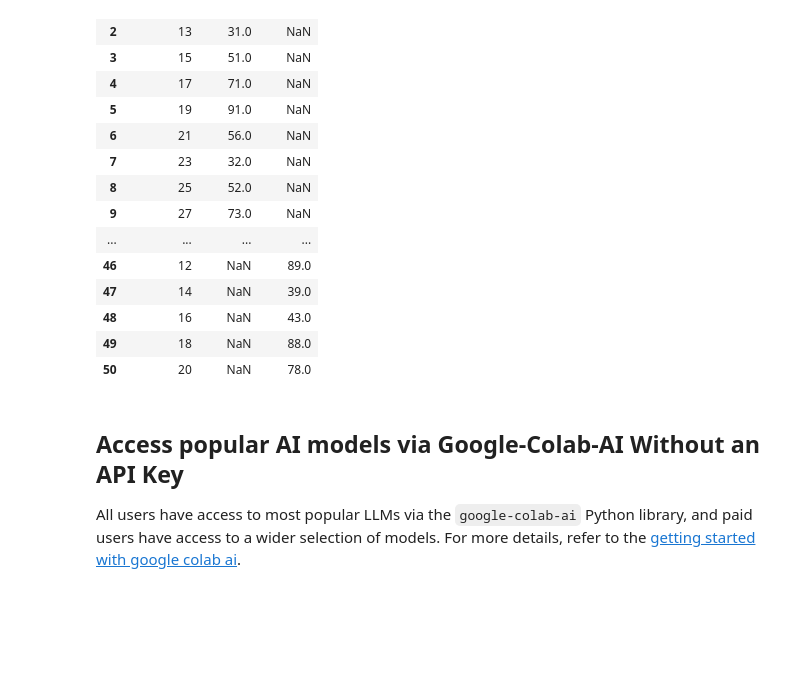
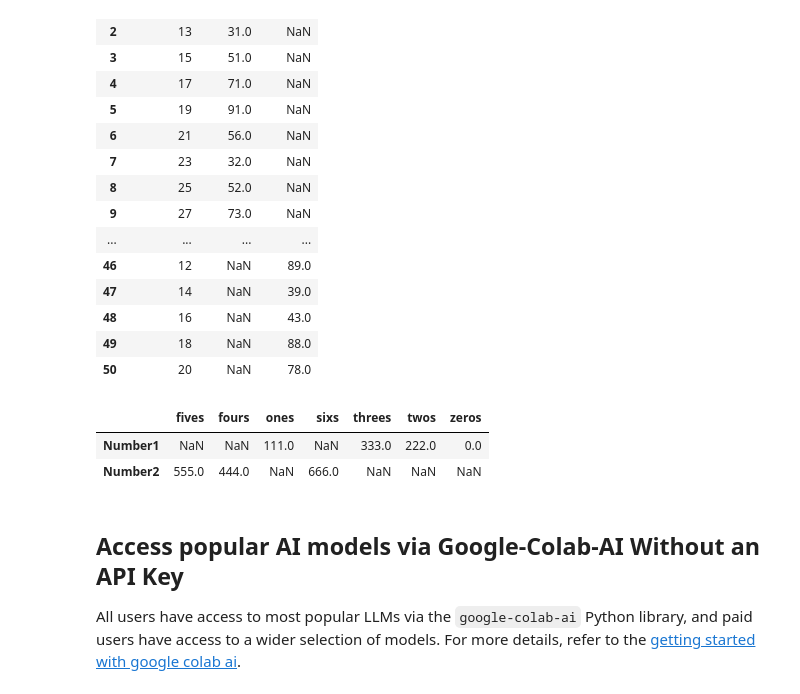
Before and after one commit to Siddanth-tech/Eda-25BAI0031, a Jupyter notebook: merge.ipynb, the cells around one changed output. Drawn from its saved outputs; the diff is of its cells as text; code cells hidden in the pictures; blank space fills up the shorter version.

```diff
--- a/merge.ipynb
+++ b/merge.ipynb
@@ -49,6 +49,26 @@ df
 | 48 | 16 | NaN | 43.0 |
 | 49 | 18 | NaN | 88.0 |
 | 50 | 20 | NaN | 78.0 |
+# %%
+import numpy as np
+data = np.arange(15).reshape((3,5))
+indexers = ['Rainfall', 'Humidity', 'Wind']
+dframe1 = pd.DataFrame(data, index=indexers, columns=['Bergen', 'Oslo', 'Trondheim', 'Stavanger', 'Kristiansand'])
+dframe1
+stacked = dframe1.stack()
+stacked
+
+stacked.unstack()
+
+series1 = pd.Series([000, 111, 222, 333], index=['zeros','ones', 'twos', 'threes'])
+series2 = pd.Series([444, 555, 666], index=['fours', 'fives', 'sixs'])
+
+frame2 = pd.concat([series1, series2], keys=['Number1', 'Number2'])
+frame2.unstack()
+# %% [output]
+|  | fives | fours | ones | sixs | threes | twos | zeros |
+| Number1 | NaN | NaN | 111.0 | NaN | 333.0 | 222.0 | 0.0 |
+| Number2 | 555.0 | 444.0 | NaN | 666.0 | NaN | NaN | NaN |
 # %% [markdown]
 ## Access popular AI models via Google-Colab-AI Without an API Key
 All users have access to most popular LLMs via the `google-colab-ai` Python library, and paid users have access to a wider selection of models. For more details, refer to the [getting started with google colab ai](https://colab.research.google.com/github/googlecolab/colabtools/blob/main/notebooks/Getting_started_with_google_colab_ai.ipynb).
```
